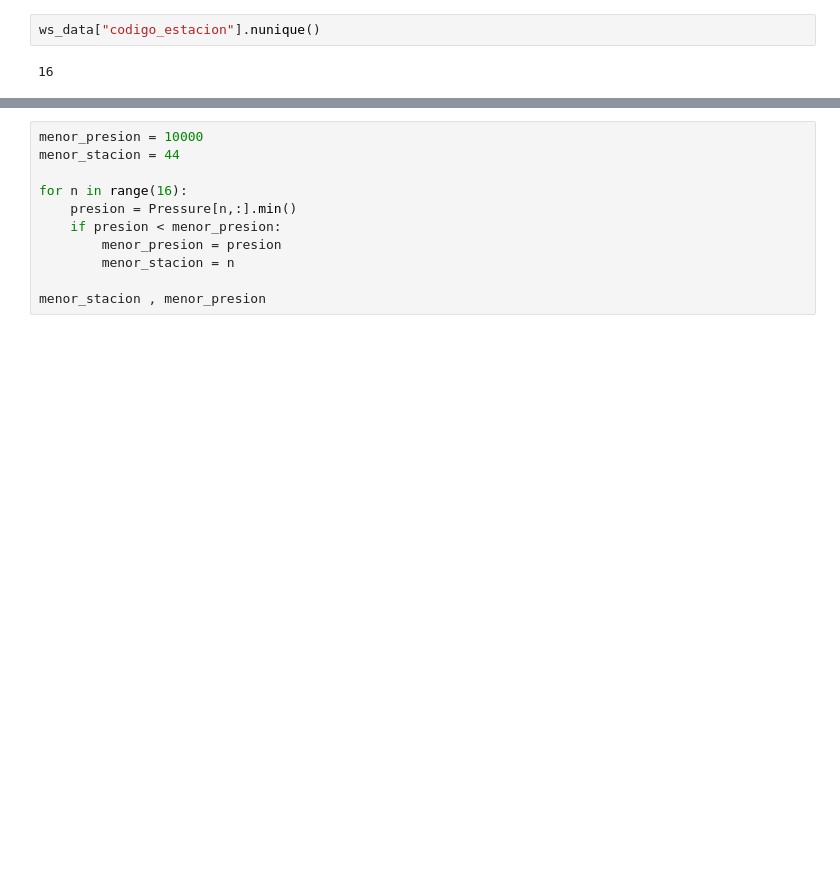
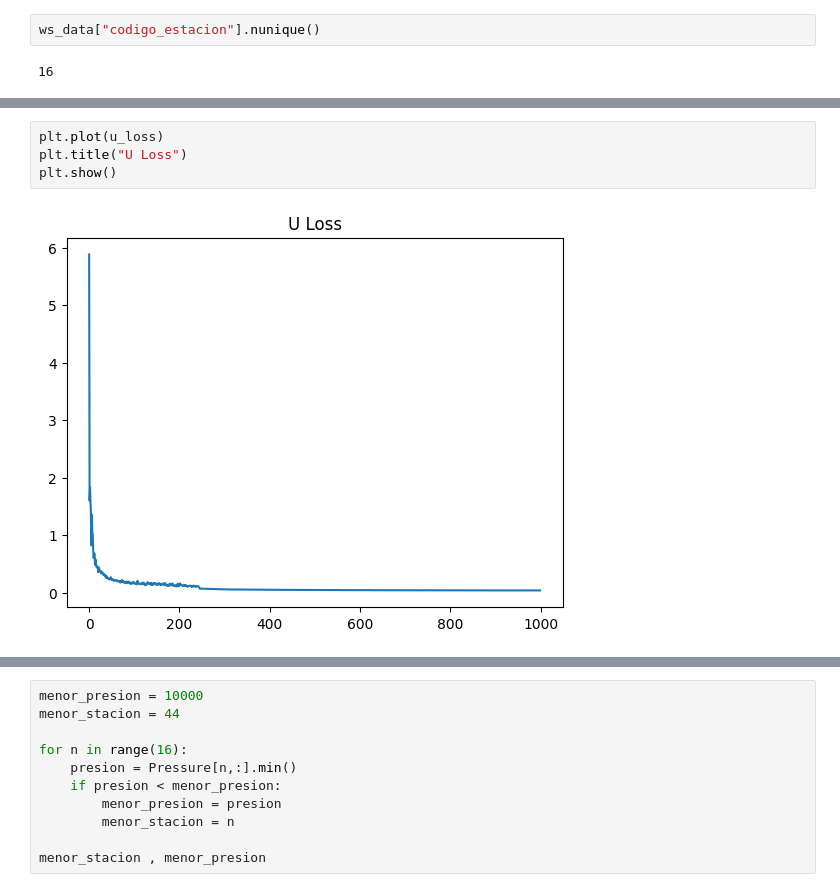
Before and after one commit to sagomeza1/pinns, a Jupyter notebook: cuadernos/exploracion.ipynb, the cells around one changed output, grey strips where cells are left out. Cells and saved outputs as stored; diff of their text form; blank space fills up the shorter version.

```diff
--- a/cuadernos/exploracion.ipynb
+++ b/cuadernos/exploracion.ipynb
@@ -595,0 +647,6 @@ sio.loadmat()
+# %%
+plt.plot(u_loss)
+plt.title("U Loss")
+plt.show()
+# %% [output]
+[figure, added]
```
Also changed, not shown: parts of 10 cells of this notebook, 3 other files.
